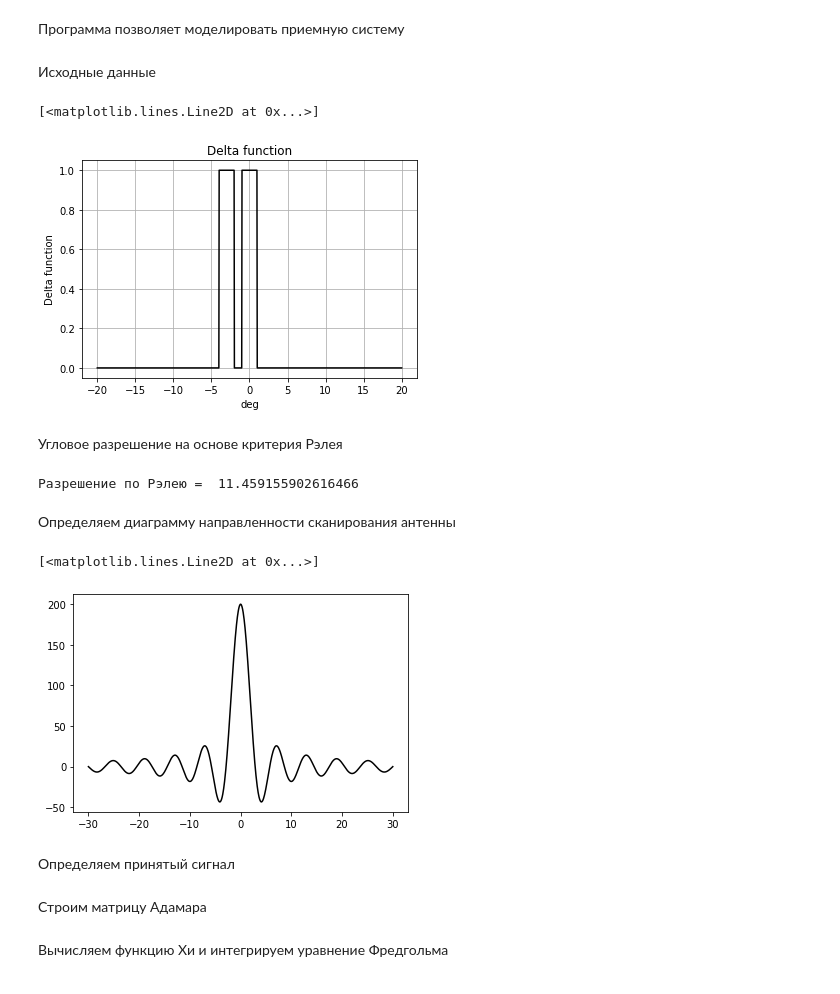
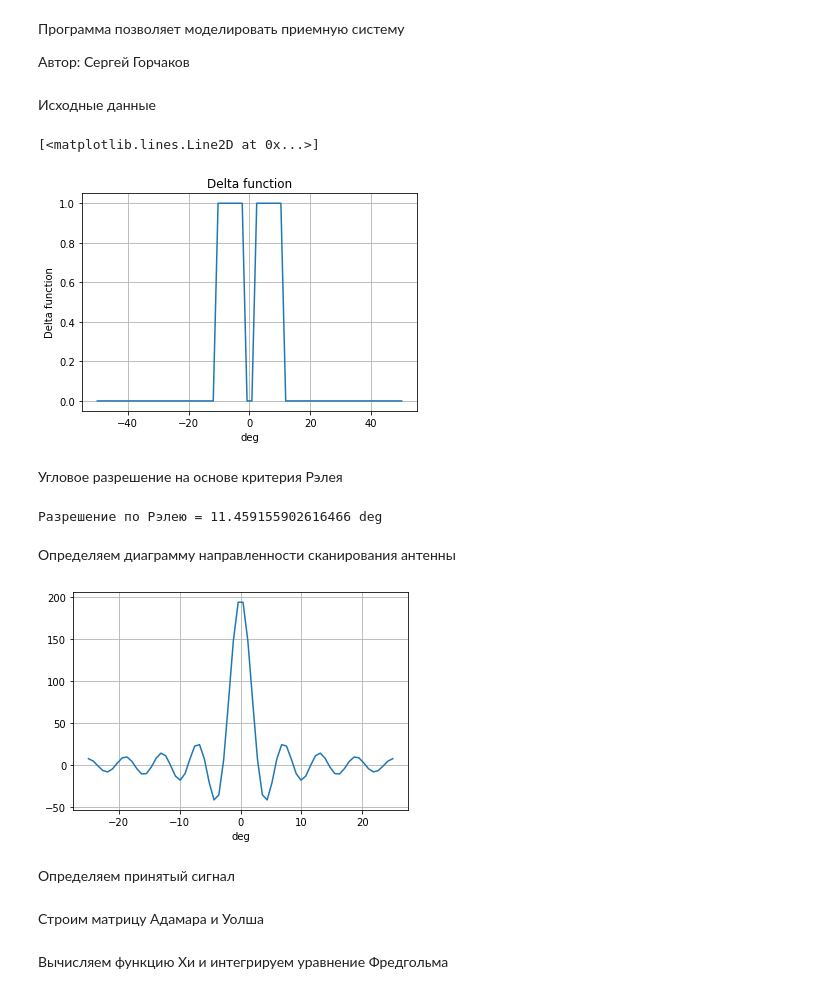
Before and after one commit to SergeyGorchakov/AntennaSimulation, a Jupyter notebook: AntennaSimulator.ipynb, the cells around one changed output. Saved outputs shown, nothing was run; the diff lists cells and outputs as text; code cells hidden in the pictures.

```diff
--- a/AntennaSimulator.ipynb
+++ b/AntennaSimulator.ipynb
@@ -1,28 +1,31 @@
 # %% [markdown]
 Программа позволяет моделировать приемную систему
+
+Автор: Сергей Горчаков
 # %% [markdown]
 Исходные данные
 # %%
 import numpy as np
 import matplotlib.pyplot as plt
-import scipy
 import scipy.integrate as integrate
 
 Wavelength = 1.
 SizeOfAperture = 5.
 NumberOfElements = 100
 Distance = 1e-1
-len = 1000
-NumberOfFunctions = 2**5
-min = np.deg2rad(-20)
-max = np.deg2rad(20)
-width = np.array(np.deg2rad([1.,1.]))
-deltarange = np.deg2rad([0.,3.])
+len_omega = 2**6
+NumberOfFunctions = len_omega
+min_omega = np.deg2rad(-50)
+max_omega = np.deg2rad(50)
+
+width = np.array(np.deg2rad([5.,5.]))
+deltarange = np.deg2rad([-6,6])
 # %%
-range=np.linspace(min,max,len)
-scanrange = range*1.5
-#print("Диапазон range = ",np.rad2deg(range))
-#print("Диапазон scanrange = ",np.rad2deg(scanrange))
+omega = np.linspace(min_omega,max_omega,len_omega)
+teta = omega/2
+min_teta = teta.min()
+max_teta = teta.max()
+len_teta = teta.shape[0]
 
 def ddf(x,sig,delta):
     val = np.zeros_like(x)
@@ -35,47 +38,49 @@ def getSignal(range,width,deltarange):
         signal += ddf(range,width[i],deltarange[i])
     return signal
 
-signal = getSignal(range,width,deltarange)
+signal = getSignal(omega,width,deltarange)
 plt.cla()
 plt.grid()
 plt.title('Delta function')
 plt.xlabel('deg')
 plt.ylabel("Delta function")
-plt.plot(np.rad2deg(range),signal,color='black')
+plt.plot(np.rad2deg(omega),signal)
 # %% [output]
 [<matplotlib.lines.Line2D at 0x...>]
-[figure, old version]
+[figure, new version]
 # %% [markdown]
 Угловое разрешение на основе критерия Рэлея
 # %%
 def getRayleighCriterion(Wavelength,SizeOfAperture):
     return Wavelength/SizeOfAperture
 
-print("Разрешение по Рэлею = ",np.rad2deg(getRayleighCriterion(Wavelength,SizeOfAperture)))
+print("Разрешение по Рэлею =",np.rad2deg(getRayleighCriterion(Wavelength,SizeOfAperture)),"deg")
 # %% [output]
-Разрешение по Рэлею =  11.459155902616466
+Разрешение по Рэлею = 11.459155902616466 deg
 # %% [markdown]
 Определяем диаграмму направленности сканирования антенны
 # %%
-def getDirectionalPattern(alpha,x):
+def getDirectionalPattern(alpha):
     d = Distance
     N = NumberOfElements
     f = 0.
     f0 = 1.
-    k = np.pi*2/Wavelength
+    k = 2*np.pi/Wavelength
     for m in np.arange(-N,N):
-        f += f0*np.exp(-1j*k*d*m*(np.sin(alpha) - np.sin(x)))
+        f += f0*np.exp(-1j*k*d*m*(np.sin(alpha)))
     return f
 
-f = np.zeros_like(range)
+f = np.zeros(len_teta)
 j = -1
-for x in scanrange:
+for alpha in teta:
     j += 1
-    f[j] = getDirectionalPattern(0.,x)
-plt.plot(np.rad2deg(scanrange),f,color='black')
+    f[j] = getDirectionalPattern(alpha)
+plt.plot(np.rad2deg(teta),f)
+plt.grid()
+plt.xlabel('deg')
+plt.show()
 # %% [output]
-[<matplotlib.lines.Line2D at 0x...>]
-[figure, old version]
+[figure, new version]
 # %% [markdown]
 Определяем принятый сигнал
 # %%
@@ -84,2 +89,2 @@ def functionReceivedSignal(x,alpha):
 # %% [markdown]
-Строим матрицу Адамара
+Строим матрицу Адамара и Уолша
```
Also changed, not shown: parts of 13 cells of this notebook, 1 other file.
